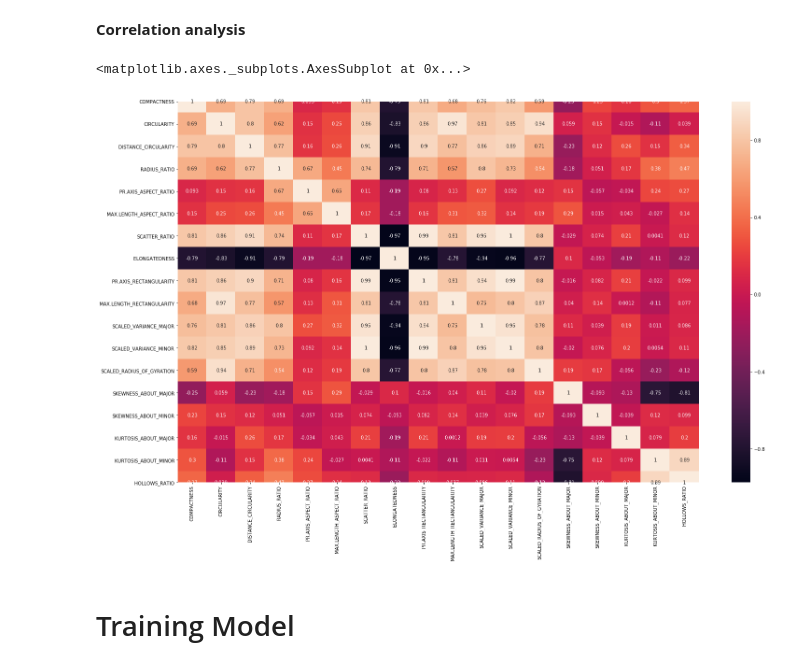
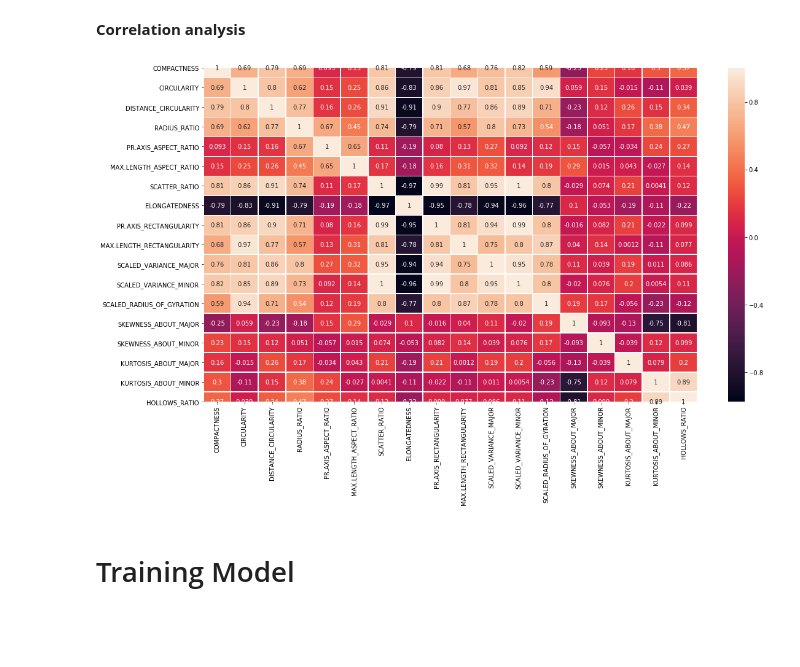
Before and after one commit to mozilla/PRESC, a Jupyter notebook: dev/shiza16/train and test model-checkpoint.ipynb, the cells around one changed output. Drawn from its saved outputs; the diff is of its cells as text; code cells hidden in the pictures; blank space fills up the shorter version.

```diff
--- a/dev/shiza16/train and test model-checkpoint.ipynb
+++ b/dev/shiza16/train and test model-checkpoint.ipynb
@@ -64,11 +65,12 @@ sns.countplot(vehicle['Class'])
 # %% [markdown]
 <b> Correlation analysis </b>
 # %%
-plt.figure(figsize = (25,15))
-sns.heatmap(vehicle.corr(), annot = True)
+figure = plt.gcf()
+figure.set_size_inches(18, 10)
+sns.heatmap(vehicle.corr(), annot = True , linewidths=.5)
+plt.show()
 # %% [output]
-<matplotlib.axes._subplots.AxesSubplot at 0x...>
-[figure, old version]
+[figure, new version]
 # %% [markdown]
 <h1>  Training Model   </h1>
 # %%
```
Also changed, not shown: parts of 11 cells of this notebook.
